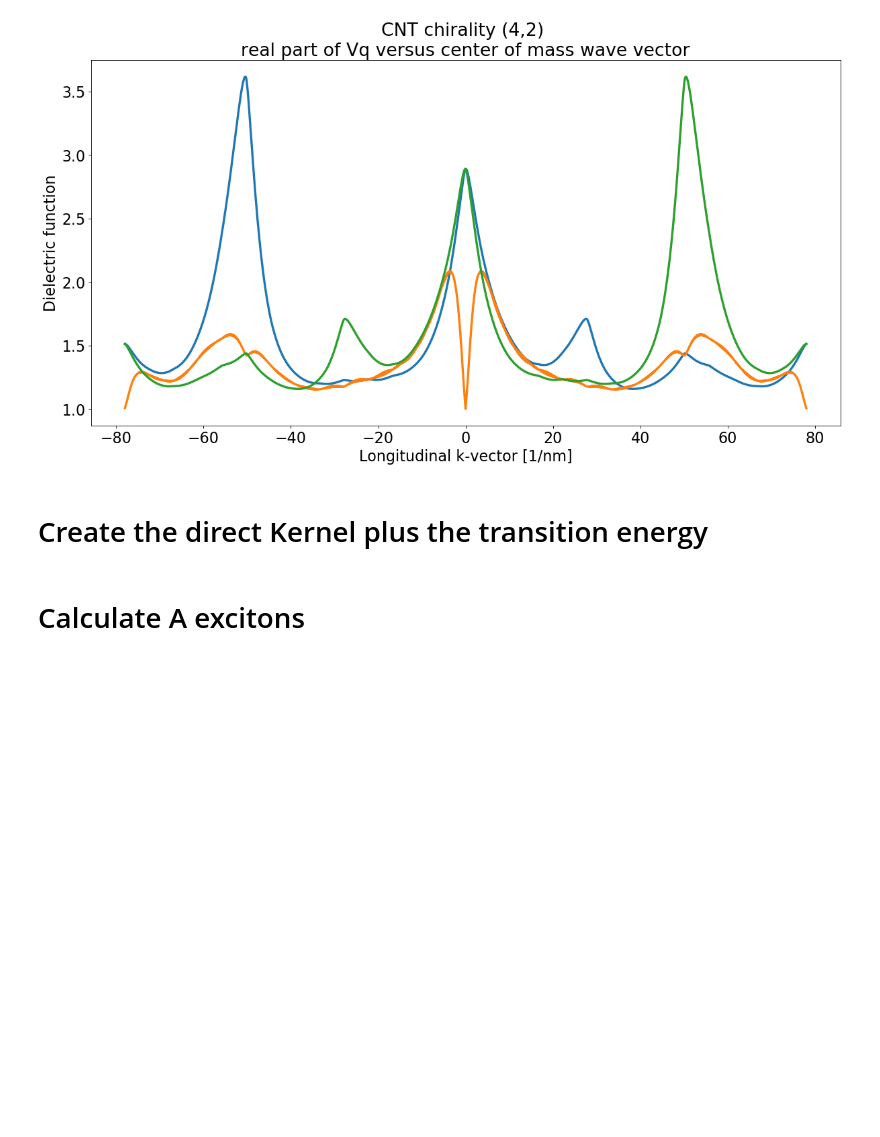
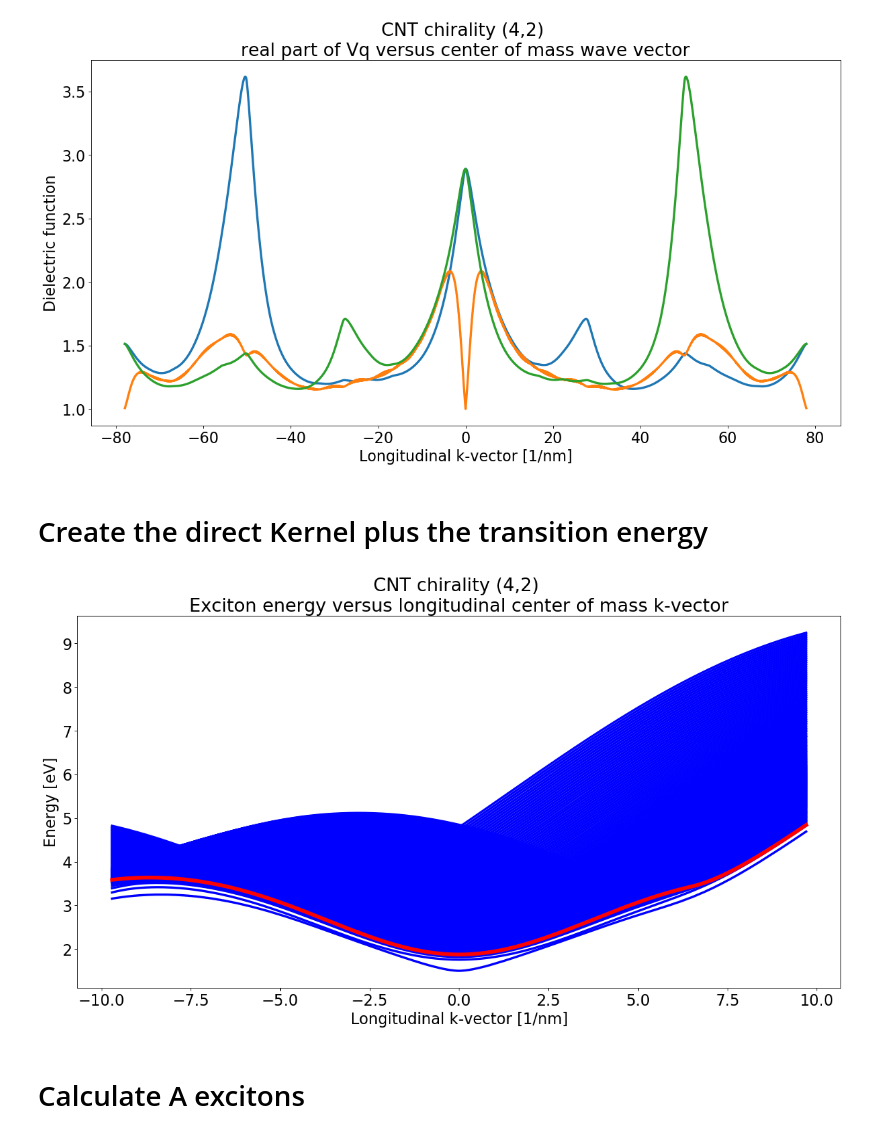
Before and after one commit to amirhosseindavoody/carbon_nanotube_exciton_energy, a Jupyter notebook: python/cnt_exciton.ipynb, the cells around one changed output. Cells and saved outputs as stored; diff of their text form; code cells hidden in the pictures; blank space fills up the shorter version.

```diff
--- a/python/cnt_exciton.ipynb
+++ b/python/cnt_exciton.ipynb
@@ -925,35 +925,37 @@ def get_exciton_energy(i_valley, ikc_range, energy, wavefunc, spin='singlet', mo
 
                 assert(mu_c-mu_cp in mu_limits)
 
                 Kernel[ik_c_idx,ik_cp_idx] -= get_direct_interaction(ik_c,mu_c,ik_v,mu_v,ik_cp,\
                                                                      mu_cp,ik_vp,mu_vp,wavefunc,\
                                                                      vq,eps,iq_limits,mu_limits,ik_limits)
                 if spin is 'singlet':
                     Kernel[ik_c_idx,ik_cp_idx] += 2*get_xchange_interaction(ik_c,mu_c,ik_v,mu_v,ik_cp,\
                                                                      mu_cp,ik_vp,mu_vp,ik_cm, wavefunc,\
                                                                      vq,iq_limits,mu_limits)
 
         E_quasi = np.linalg.eigvalsh(Kernel,UPLO='L')
 
         E_quasi = np.sort(E_quasi,kind='heapsort')
         ex_energy[ik_cm_idx,:] = E_quasi
     return ex_energy, k_cm_vec
 
 ex_energy, k_cm_vec = get_exciton_energy(i_valley=0, ikc_range=ikc_range,\
                 energy=el_energy_K2ext, wavefunc=el_wavefunc_K2ext, spin='singlet', mode='extend')
 
 fig=plt.figure(figsize=(18, 9), dpi= 80, facecolor='w', edgecolor='k')
 for dim1 in range(ex_energy.shape[1]):
     plt.plot(k_cm_vec*1e-9, ex_energy[:,dim1]/eV, linestyle='-', linewidth=3, color='blue')
 plt.plot(k_cm_vec*1e-9, quasi_particle_energy[:,0]/eV, linestyle='-', linewidth=5, color='red')
 plt.title('CNT chirality ({},{}) \n'.format(n,m)+\
           'Exciton energy versus longitudinal center of mass k-vector', size=24)
 plt.tick_params(axis='both', which='major', labelsize=20)
 plt.xlabel('Longitudinal k-vector [1/nm]', size=20)
 plt.ylabel('Energy [eV]', size=20)
 plt.savefig('Quasiparticle_transition_energy_using_K2extended_rep.png')
-plt.xlim([-2.5,2.5])
-plt.ylim([0,1.75])
+# plt.xlim([-2.5,2.5])
+# plt.ylim([0,1.75])
+# %% [output]
+[figure, added]
 # %% [markdown]
 # Calculate A excitons
 # %%
```
Also changed, not shown: 4 other files.
